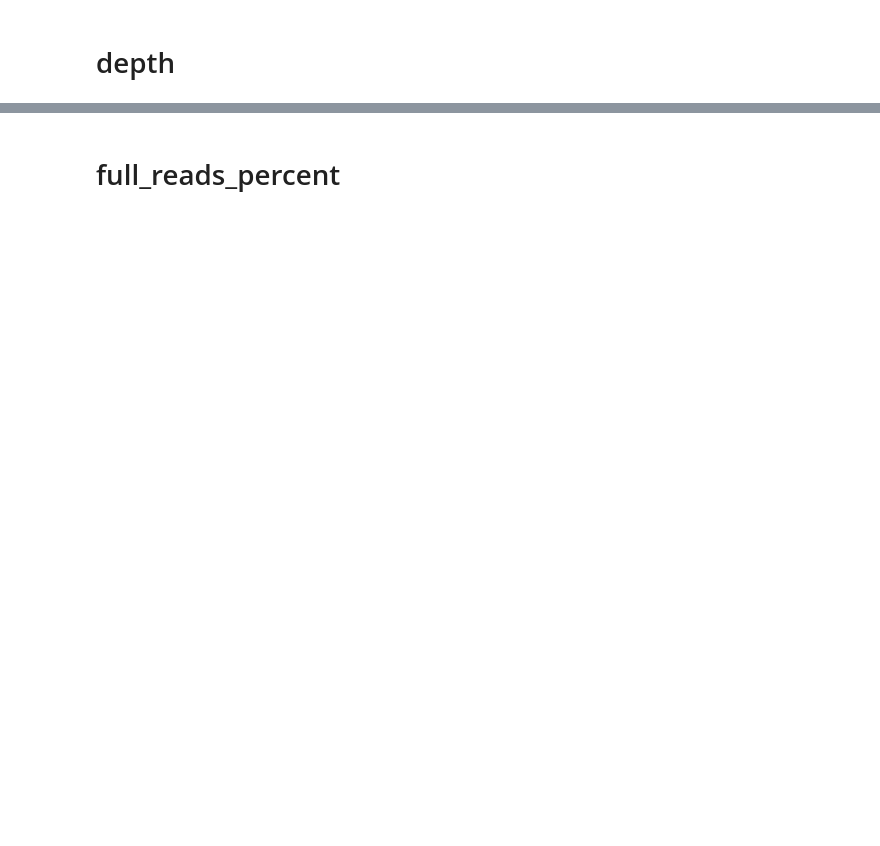
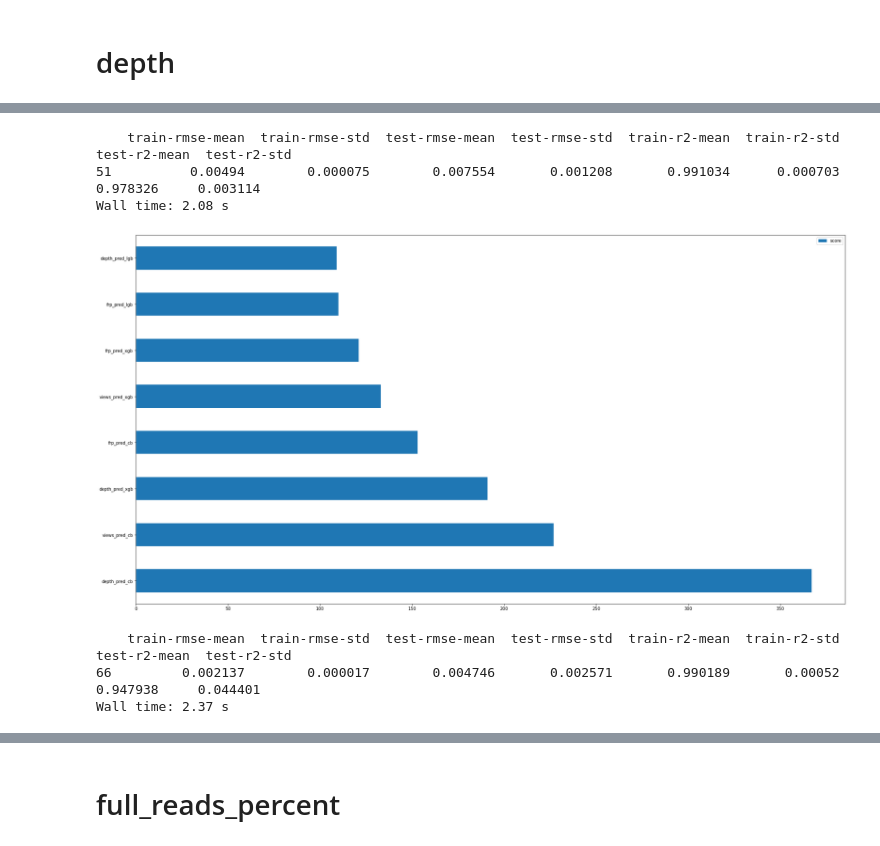
Before and after one commit to v010ch/hackai_moscow_22_top_news, a Jupyter notebook: 999step_concat_submits.ipynb, the cells around one changed output, grey strips where cells are left out. Cells and saved outputs as stored; diff of their text form; code cells hidden in the pictures; blank space fills up the shorter version.

```diff
--- a/999step_concat_submits.ipynb
+++ b/999step_concat_submits.ipynb
@@ -240,8 +287,8 @@ xgb_params_depth = {
     'objective': 'reg:squarederror',
     #'learning_rate': 0.05,
     'eta': 0.3,
-    'max_depth': 15,
+    'max_depth': 4,
     #'num_boost_round': 10000,
     #'early_stopping_rounds': 100,
 }
-dtrain = xgb.DMatrix(train[train.columns[4:]], label=train[['depth']])
+#dtrain = xgb.DMatrix(train[train.columns[4:]], label=train[['depth']])
@@ -299,0 +331,18 @@ train_score_depth, val_score_depth
+# %%
+%%time
+model_depth_start = get_model(train[train.distrib_brdr == 1], xgb_params_depth, 'depth')
+# %% [output]
+    train-rmse-mean  train-rmse-std  test-rmse-mean  test-rmse-std  train-r2-mean  train-r2-std  test-r2-mean  test-r2-std
+51          0.00494        0.000075        0.007554       0.001208       0.991034      0.000703      0.978326     0.003114
+Wall time: 2.08 s
+# %%
+plot_importance(model_depth_start, 8, 'weight')
+# %% [output]
+[figure, added]
+# %%
+%%time
+model_depth_end = get_model(train[train.distrib_brdr == 0], xgb_params_depth, 'depth')
+# %% [output]
+    train-rmse-mean  train-rmse-std  test-rmse-mean  test-rmse-std  train-r2-mean  train-r2-std  test-r2-mean  test-r2-std
+66         0.002137        0.000017        0.004746       0.002571       0.990189       0.00052      0.947938     0.044401
+Wall time: 2.37 s
```
Also changed, not shown: parts of 71 cells of this notebook, 15 other files.
